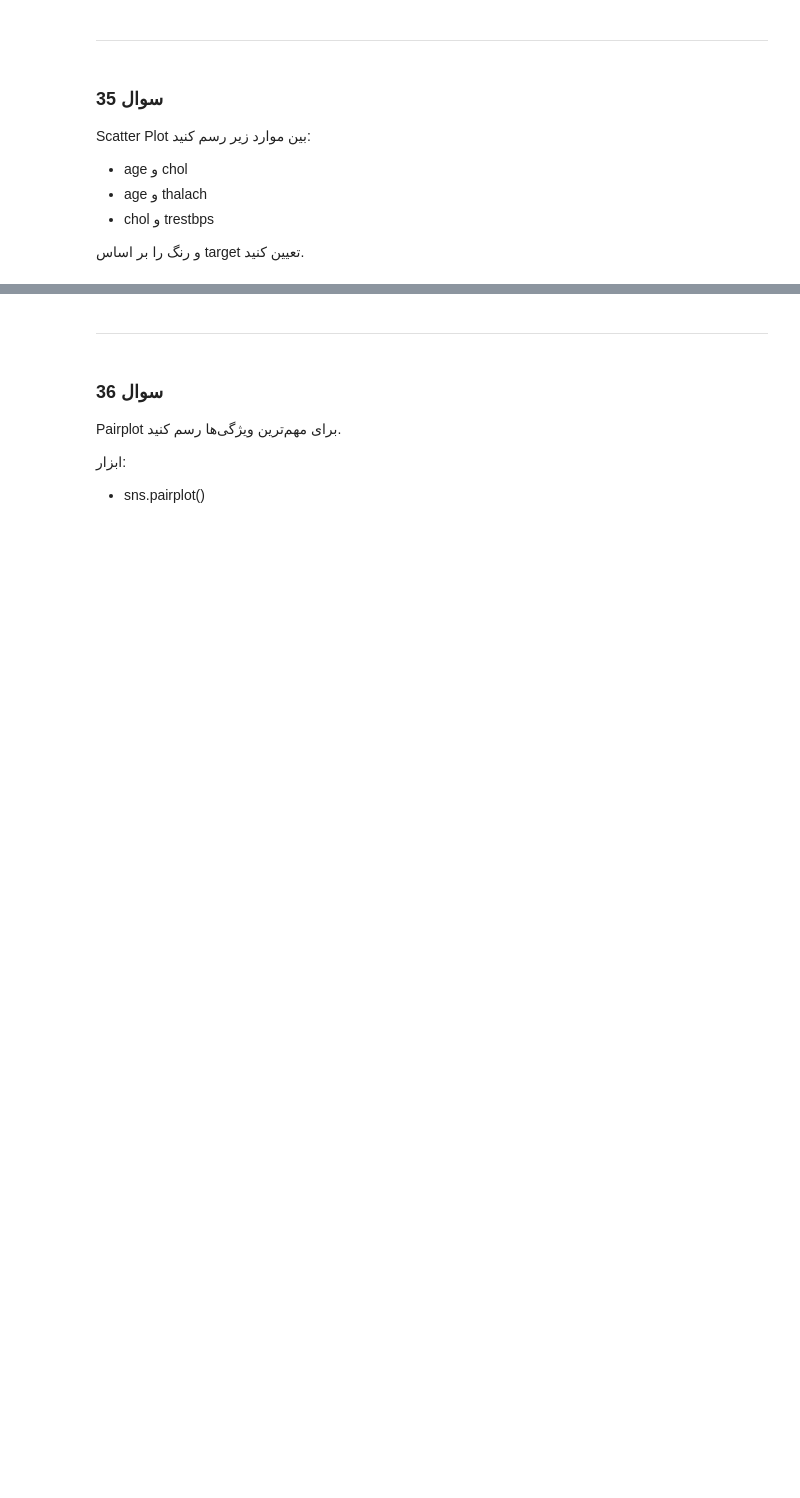
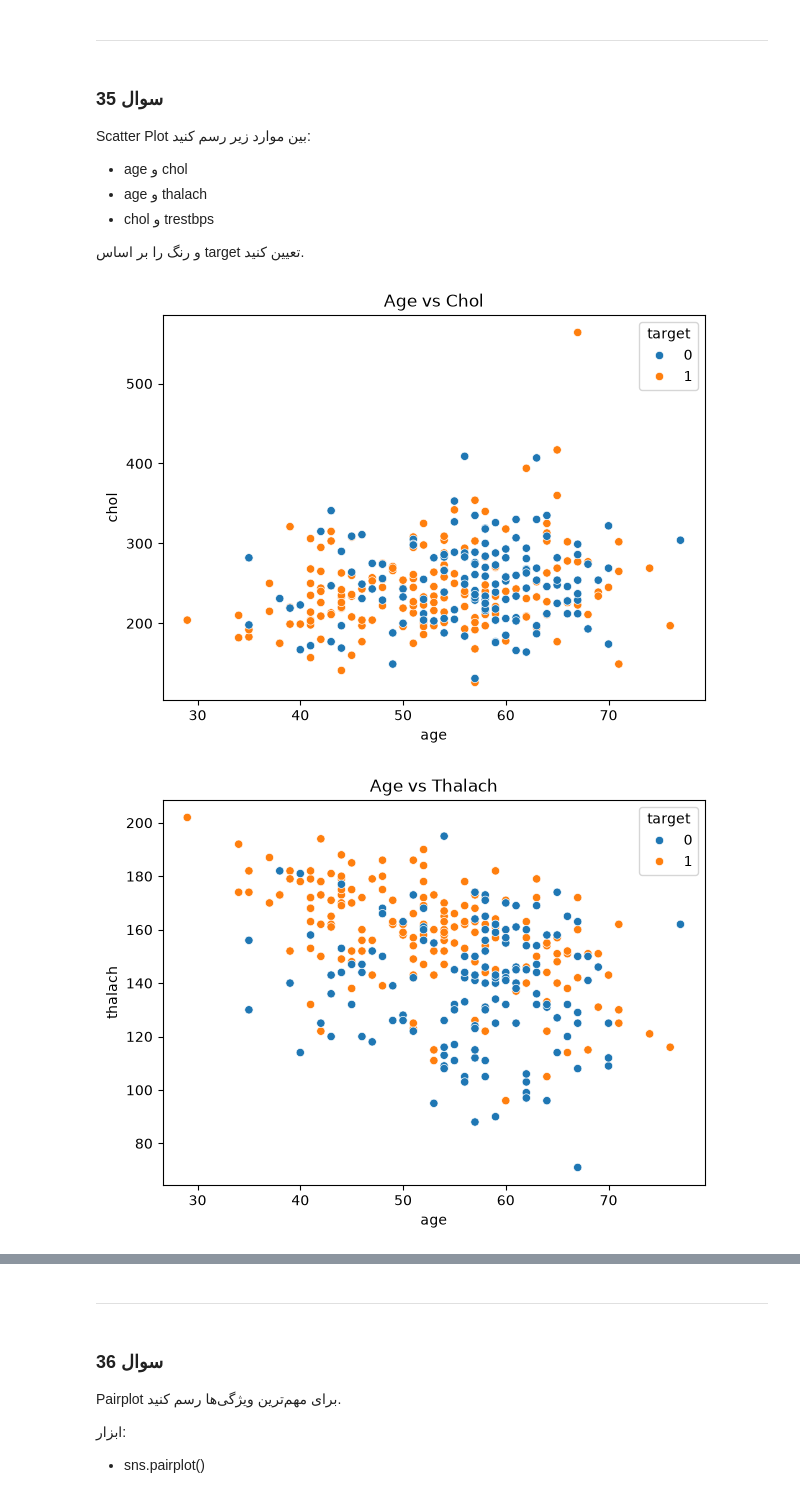
Before and after one commit to MehradAmiresmi/Data-Mining-Answer, a Jupyter notebook: task_1/001_data_understanding.ipynb, the cells around one changed output, grey strips where cells are left out. Cells and saved outputs as stored; diff of their text form; code cells hidden in the pictures; blank space fills up the shorter version.

```diff
--- a/task_1/001_data_understanding.ipynb
+++ b/task_1/001_data_understanding.ipynb
@@ -53,7 +53,7 @@ target
 
 ---
 # %%
-df = pd.read_csv("/home/sadra/Desktop/Data-Mining-task/task_1/heart.csv")
+df = pd.read_csv("heart.csv")
 # %% [markdown]
 # خروجی مورد انتظار
 
@@ -1066,3 +1106,21 @@ Scatter Plot بین موارد زیر رسم کنید:
 - chol و trestbps
 
 و رنگ را بر اساس target تعیین کنید.
+# %%
+fig, ax = plt.subplots(figsize=(7,5))
+sns.scatterplot(data=df, x="age", y="chol", hue="target", ax=ax)
+ax.set_title("Age vs Chol")
+plt.show()
+
+fig, ax = plt.subplots(figsize=(7,5))
+sns.scatterplot(data=df, x="age", y="thalach", hue="target", ax=ax)
+ax.set_title("Age vs Thalach")
+plt.show()
+
+fig, ax = plt.subplots(figsize=(7,5))
+sns.scatterplot(data=df, x="chol", y="trestbps", hue="target", ax=ax)
+ax.set_title("Chol vs Trestbps")
+plt.show()
+# %% [output]
+[figure, added]
+[figure, added]
```
Also changed, not shown: parts of 6 cells of this notebook.
